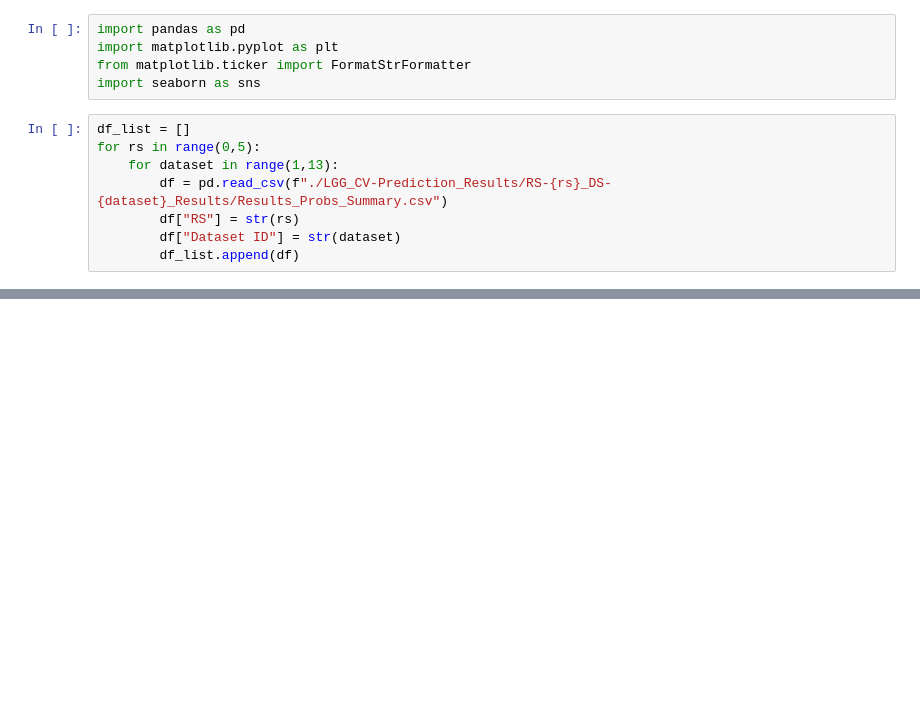
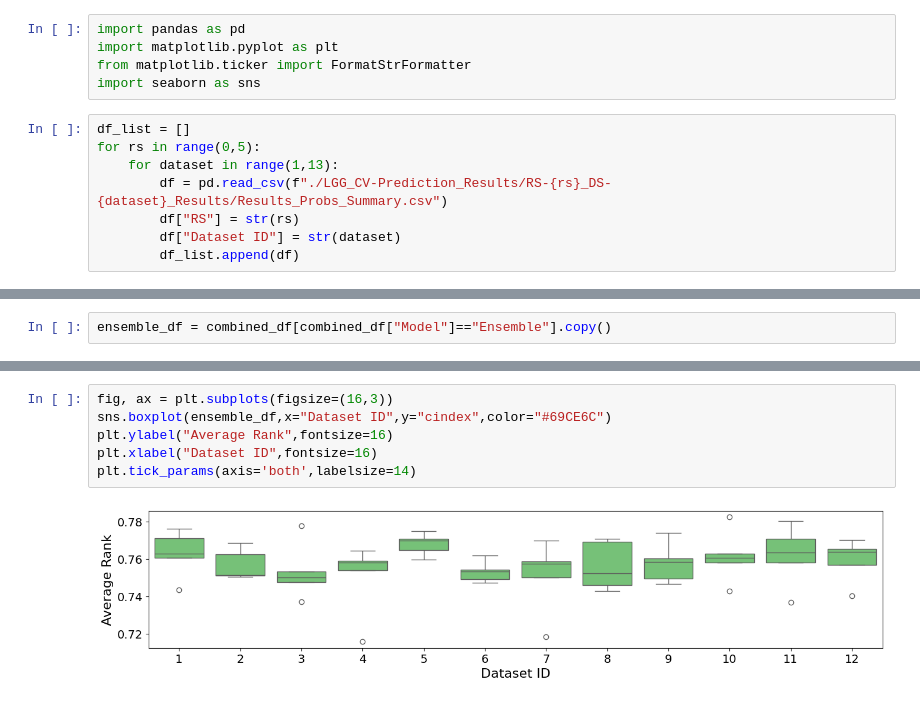
Before and after one commit to JackWJW/LGG_Prognosis_Prediction, a Jupyter notebook: Analysis_Model_Performance.ipynb, the cells around one changed output, grey strips where cells are left out. Drawn from its saved outputs; the diff is of its cells as text; blank space fills up the shorter version.

```diff
--- a/Analysis_Model_Performance.ipynb
+++ b/Analysis_Model_Performance.ipynb
@@ -92,0 +102,2 @@ plt.tick_params(axis='both',labelsize=14)
+# %%
+ensemble_df = combined_df[combined_df["Model"]=="Ensemble"].copy()
@@ -92,0 +121,8 @@ plt.tick_params(axis='both',labelsize=14)
+# %%
+fig, ax = plt.subplots(figsize=(16,3))
+sns.boxplot(ensemble_df,x="Dataset ID",y="cindex",color="#69CE6C")
+plt.ylabel("Average Rank",fontsize=16)
+plt.xlabel("Dataset ID",fontsize=16)
+plt.tick_params(axis='both',labelsize=14)
+# %% [output]
+[figure, added]
```
Also changed, not shown: parts of 9 cells of this notebook.
